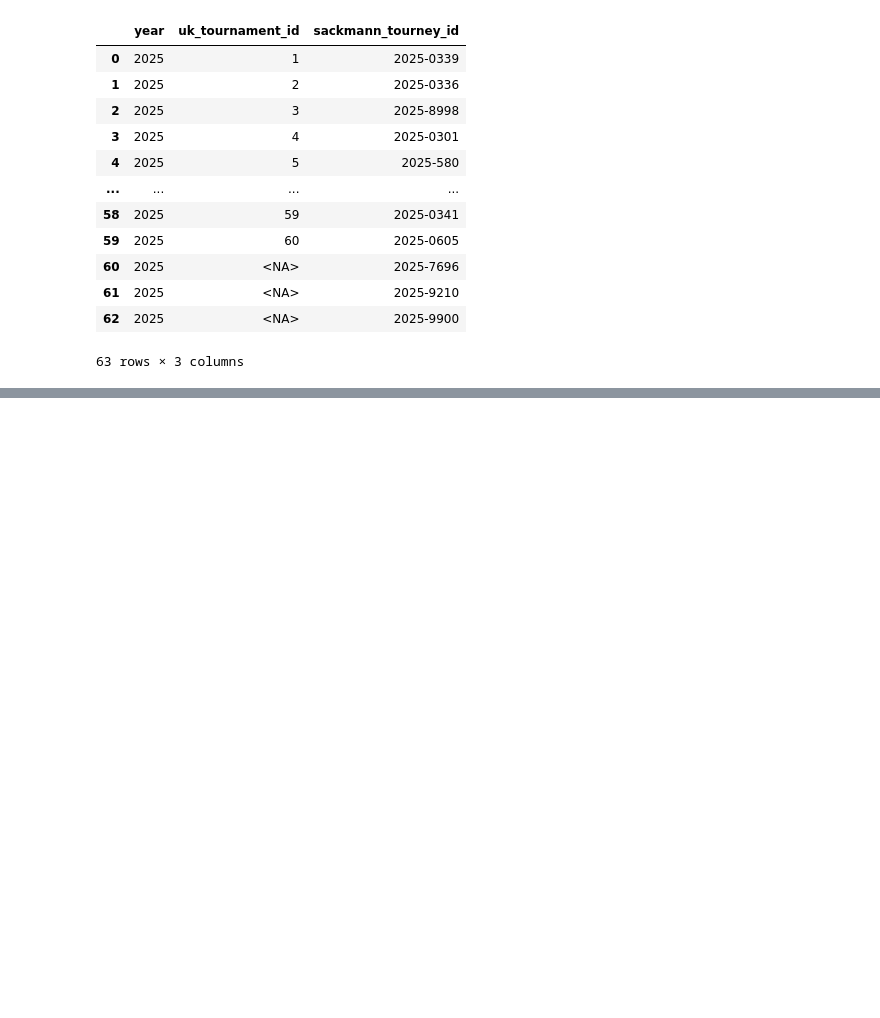
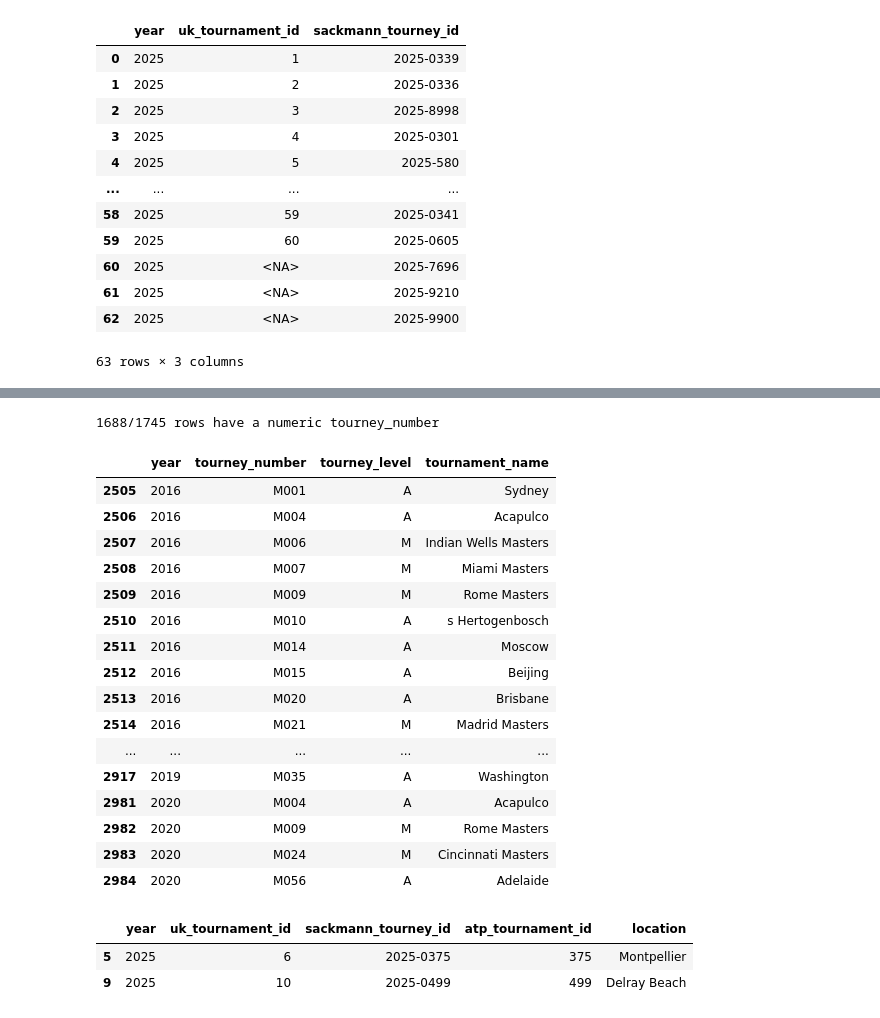
Before and after one commit to nick-benelli/Tennis-Data-Pipeline, a Jupyter notebook: notebooks/dev/data-linking/sackmann-uk-tourney-link-explorer.ipynb, the cells around one changed output, grey strips where cells are left out. Cells and saved outputs as stored; diff of their text form; code cells hidden in the pictures; blank space fills up the shorter version.

```diff
--- a/notebooks/dev/data-linking/sackmann-uk-tourney-link-explorer.ipynb
+++ b/notebooks/dev/data-linking/sackmann-uk-tourney-link-explorer.ipynb
@@ -248,0 +266,46 @@ link_df.to_csv(f"uk_sackmann_tourney_link_{TOUR.lower()}_{YEAR}.csv", index=Fals
+# %%
+df_sackmann_all_years = pd.read_csv(
+    PROJECT_DIR / "data/clean/sackmann" / TOUR / f"tournaments/sackmann_{TOUR.lower()}_tournaments.csv",
+    dtype={"tourney_number": str},
+)
+df_sackmann_all_years = df_sackmann_all_years.loc[df_sackmann_all_years["tourney_level"] != "D"]
+
+is_numeric_id = df_sackmann_all_years["tourney_number"].str.match(r"^\d+$")
+print(f"{is_numeric_id.sum()}/{len(df_sackmann_all_years)} rows have a numeric tourney_number")
+df_sackmann_all_years.loc[~is_numeric_id, ["year", "tourney_number", "tourney_level", "tournament_name"]]
+# %% [output]
+1688/1745 rows have a numeric tourney_number
+|  | year | tourney_number | tourney_level | tournament_name |
+| 2505 | 2016 | M001 | A | Sydney |
+| 2506 | 2016 | M004 | A | Acapulco |
+| 2507 | 2016 | M006 | M | Indian Wells Masters |
+| 2508 | 2016 | M007 | M | Miami Masters |
+| 2509 | 2016 | M009 | M | Rome Masters |
+| 2510 | 2016 | M010 | A | s Hertogenbosch |
+| 2511 | 2016 | M014 | A | Moscow |
+| 2512 | 2016 | M015 | A | Beijing |
+| 2513 | 2016 | M020 | A | Brisbane |
+| 2514 | 2016 | M021 | M | Madrid Masters |
+| ... | ... | ... | ... | ... |
+| 2917 | 2019 | M035 | A | Washington |
+| 2981 | 2020 | M004 | A | Acapulco |
+| 2982 | 2020 | M009 | M | Rome Masters |
+| 2983 | 2020 | M024 | M | Cincinnati Masters |
+| 2984 | 2020 | M056 | A | Adelaide |
+# %%
+def extract_atp_tournament_id(sackmann_tourney_id):
+    if pd.isna(sackmann_tourney_id):
+        return pd.NA
+    number = str(sackmann_tourney_id).split("-", 1)[1]
+    return int(number) if number.isdigit() else pd.NA
+
+
+link_df["atp_tournament_id"] = link_df["sackmann_tourney_id"].map(extract_atp_tournament_id).astype("Int64")
+
+# spot-check the user's discovery: Montpellier -> 375, Delray Beach -> 499
+check = link_df.merge(uk[["uk_tournament_id", "location"]], on="uk_tournament_id", how="left")
+check.loc[check["location"].isin(["Montpellier", "Delray Beach"])]
+# %% [output]
+|  | year | uk_tournament_id | sackmann_tourney_id | atp_tournament_id | location |
+| 5 | 2025 | 6 | 2025-0375 | 375 | Montpellier |
+| 9 | 2025 | 10 | 2025-0499 | 499 | Delray Beach |
```
Also changed, not shown: parts of 4 cells of this notebook, 11 other files.
